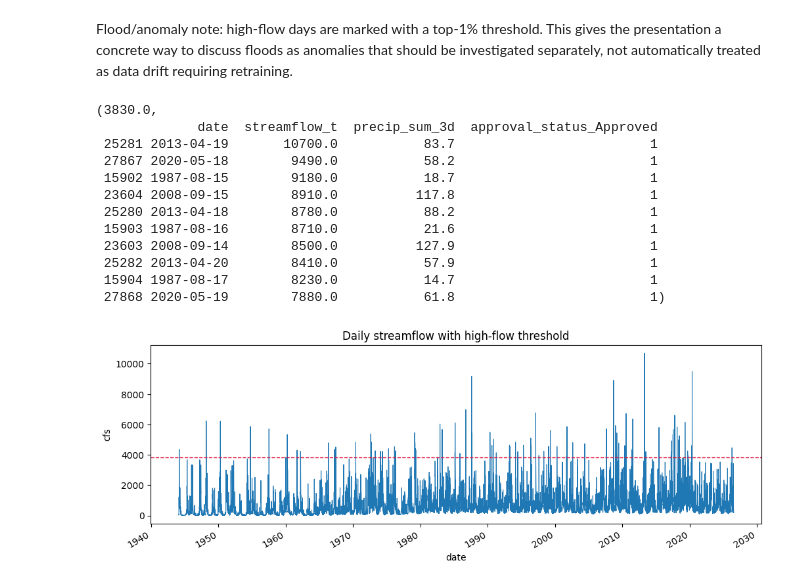
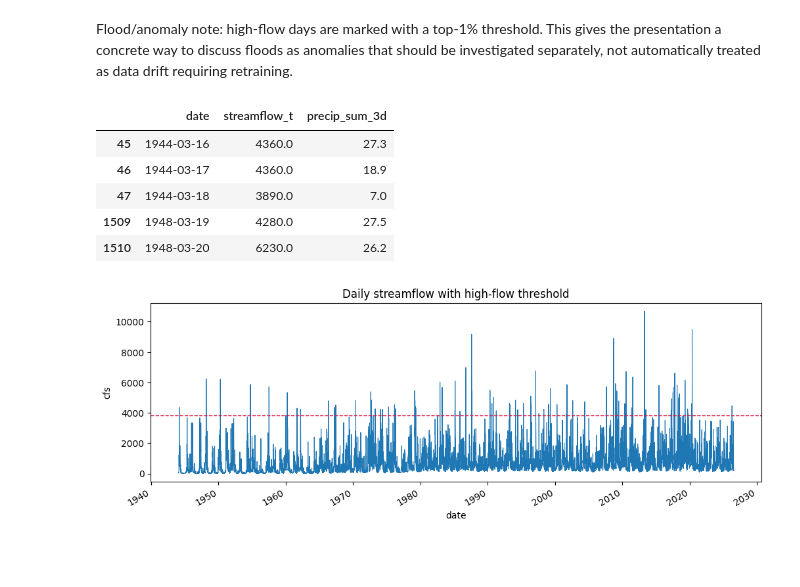
Before and after one commit to babnigg/streamflow-mlops, a Jupyter notebook: notebooks/02_feature_engineering.ipynb, the cells around one changed output. Drawn from its saved outputs; the diff is of its cells as text; code cells hidden in the pictures; blank space fills up the shorter version.

```diff
--- a/notebooks/02_feature_engineering.ipynb
+++ b/notebooks/02_feature_engineering.ipynb
@@ -74,6 +70,6 @@ raw.shape, raw["date"].min(), raw["date"].max(), raw.isna().sum().sort_values(as
  tmin_c                 0
  dtype: int64)
 # %%
-features = build_features(raw, scale_numeric=True)
+features = build_features(raw)
 features.shape, len(features.attrs["feature_columns"]), TARGET_COLUMN
 # %% [output]
@@ -130,20 +116,13 @@ features[scaled_cols].describe().T.head(12)
 # %% [markdown]
 Flood/anomaly note: high-flow days are marked with a top-1% threshold. This gives the presentation a concrete way to discuss floods as anomalies that should be investigated separately, not automatically treated as data drift requiring retraining.
 # %%
-threshold = features.attrs["high_flow_threshold_cfs"]
-high_flow = features.loc[features["is_high_flow_anomaly"] == 1, ["date", "streamflow_t", "precip_sum_3d", "approval_status_Approved"]]
-threshold, high_flow.sort_values("streamflow_t", ascending=False).head(10)
+high_flow = features.loc[features["is_high_flow_anomaly"] == 1, ["date", "streamflow_t", "precip_sum_3d"]]
+high_flow.head()
 # %% [output]
-(3830.0,
-             date  streamflow_t  precip_sum_3d  approval_status_Approved
- 25281 2013-04-19       10700.0           83.7                         1
- 27867 2020-05-18        9490.0           58.2                         1
- 15902 1987-08-15        9180.0           18.7                         1
- 23604 2008-09-15        8910.0          117.8                         1
- 25280 2013-04-18        8780.0           88.2                         1
- 15903 1987-08-16        8710.0           21.6                         1
- 23603 2008-09-14        8500.0          127.9                         1
- 25282 2013-04-20        8410.0           57.9                         1
- 15904 1987-08-17        8230.0           14.7                         1
- 27868 2020-05-19        7880.0           61.8                         1)
+|  | date | streamflow_t | precip_sum_3d |
+| 45 | 1944-03-16 | 4360.0 | 27.3 |
+| 46 | 1944-03-17 | 4360.0 | 18.9 |
+| 47 | 1944-03-18 | 3890.0 | 7.0 |
+| 1509 | 1948-03-19 | 4280.0 | 27.5 |
+| 1510 | 1948-03-20 | 6230.0 | 26.2 |
 # %%
```
Also changed, not shown: parts of 7 cells of this notebook, 4 other files.
